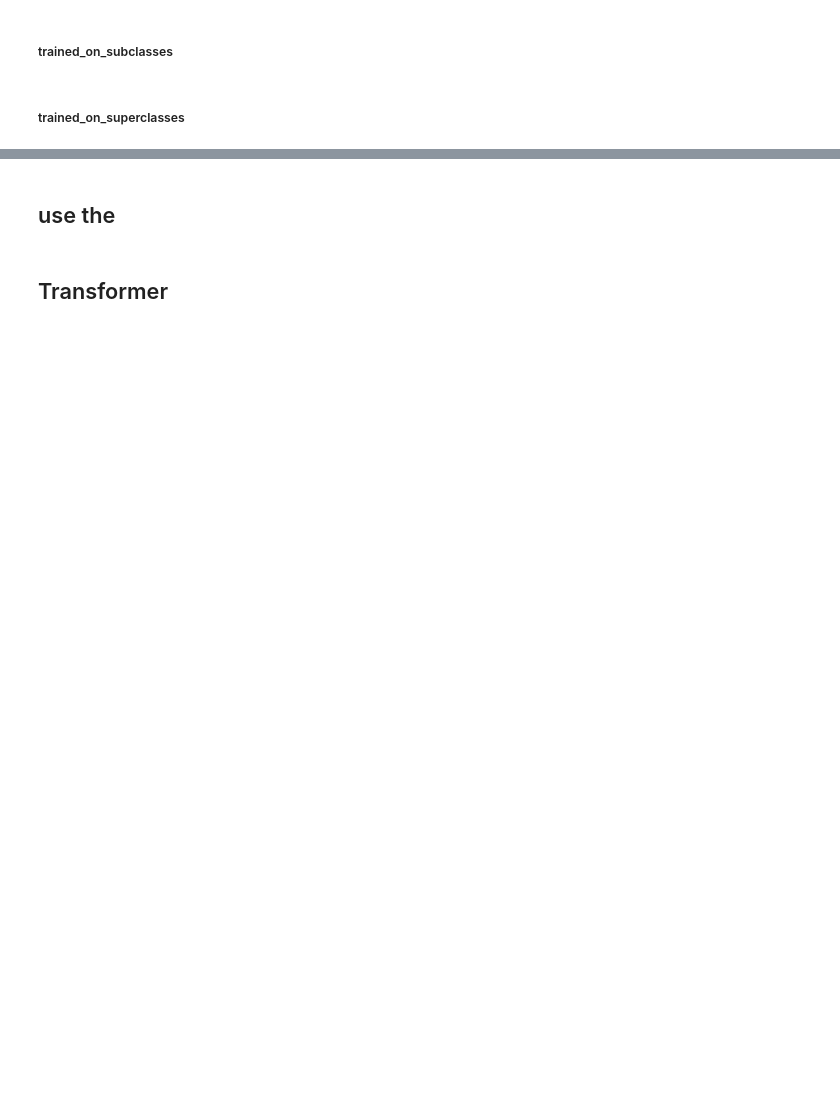
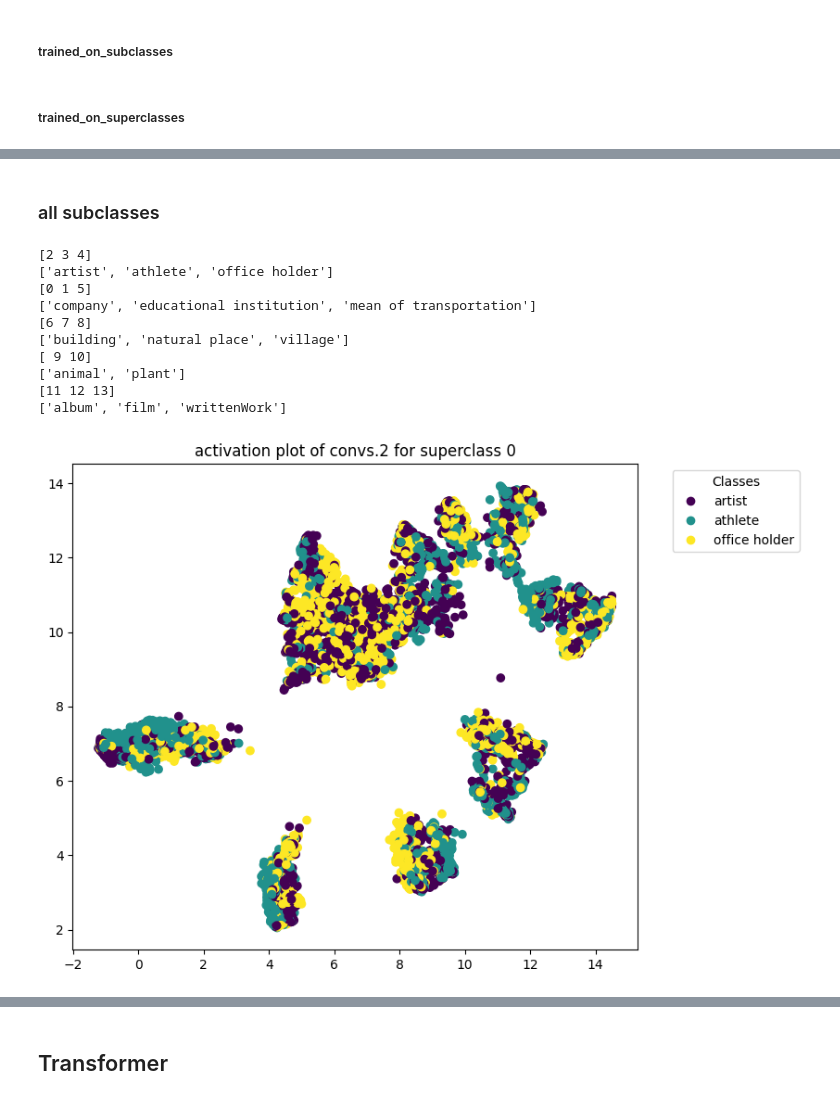
Before and after one commit to AFKonstantin/pytorch-sentiment-analysis, a Jupyter notebook: minimal_umap.ipynb, the cells around one changed output, grey strips where cells are left out. Cells and saved outputs as stored; diff of their text form; code cells hidden in the pictures; blank space fills up the shorter version.

```diff
--- a/minimal_umap.ipynb
+++ b/minimal_umap.ipynb
@@ -307,6 +255,8 @@ plt.title(f"activation plot of {selected_conv} for superclass {filtered_supercla
 
 # Display plot
 plt.show()
+# %% [markdown]
+### all subclasses
 # %%
 ### complete.....
 import matplotlib.pyplot as plt
@@ -325,7 +275,7 @@ for filtered_superclass in range(5):
 
     filtered_activations = selected_activations.numpy()[mask]
 
-    filtered_subclass_lables = selected_subclass_lables.numpy()[mask]
+    filtered_subclass_lables = subclasses.numpy()[mask]
 
 
     unique_labels = np.unique(filtered_subclass_lables)
@@ -338,30 +288,42 @@ for filtered_superclass in range(5):
 
 
 
 
     reducer = umap.UMAP(random_state=seed)
     filted_embedding = reducer.fit_transform(filtered_activations)
 
 
 
 
 
     # Set the figure size to make the plot wider
     plt.figure(figsize=(10, 6))  # Adjust width (12) and height (6) as desired
 
 
     # Create scatter plot
     scatter = plt.scatter(filted_embedding[:, 0], filted_embedding[:, 1], c=filtered_subclass_lables, cmap="viridis")
 
     # Create legend and position it outside the plot to the right
     legend_elements, _ = scatter.legend_elements()
     plt.legend(legend_elements, filtered_subclass_names, title="Classes", bbox_to_anchor=(1.05, 1), loc='upper left')
 
     plt.title(f"activation plot of {selected_conv} for superclass {filtered_superclass}")
 
     # Adjust layout to make room for the legend
     plt.tight_layout(rect=[0, 0, 0.85, 1])  # Adjusts the plot to leave room for the legend on the right
 
 
 
     plt.savefig(f"activation_plot_{selected_conv}_superclass_{filtered_superclass}.png")
+# %% [output]
+[2 3 4]
+['artist', 'athlete', 'office holder']
+[0 1 5]
+['company', 'educational institution', 'mean of transportation']
+[6 7 8]
+['building', 'natural place', 'village']
+[ 9 10]
+['animal', 'plant']
+[11 12 13]
+['album', 'film', 'writtenWork']
+[figure, added]
@@ -368,2 +333,0 @@ for filtered_superclass in range(5):
-# %% [markdown]
-## use the
```
Also changed, not shown: parts of 30 cells of this notebook, 1 other file.
